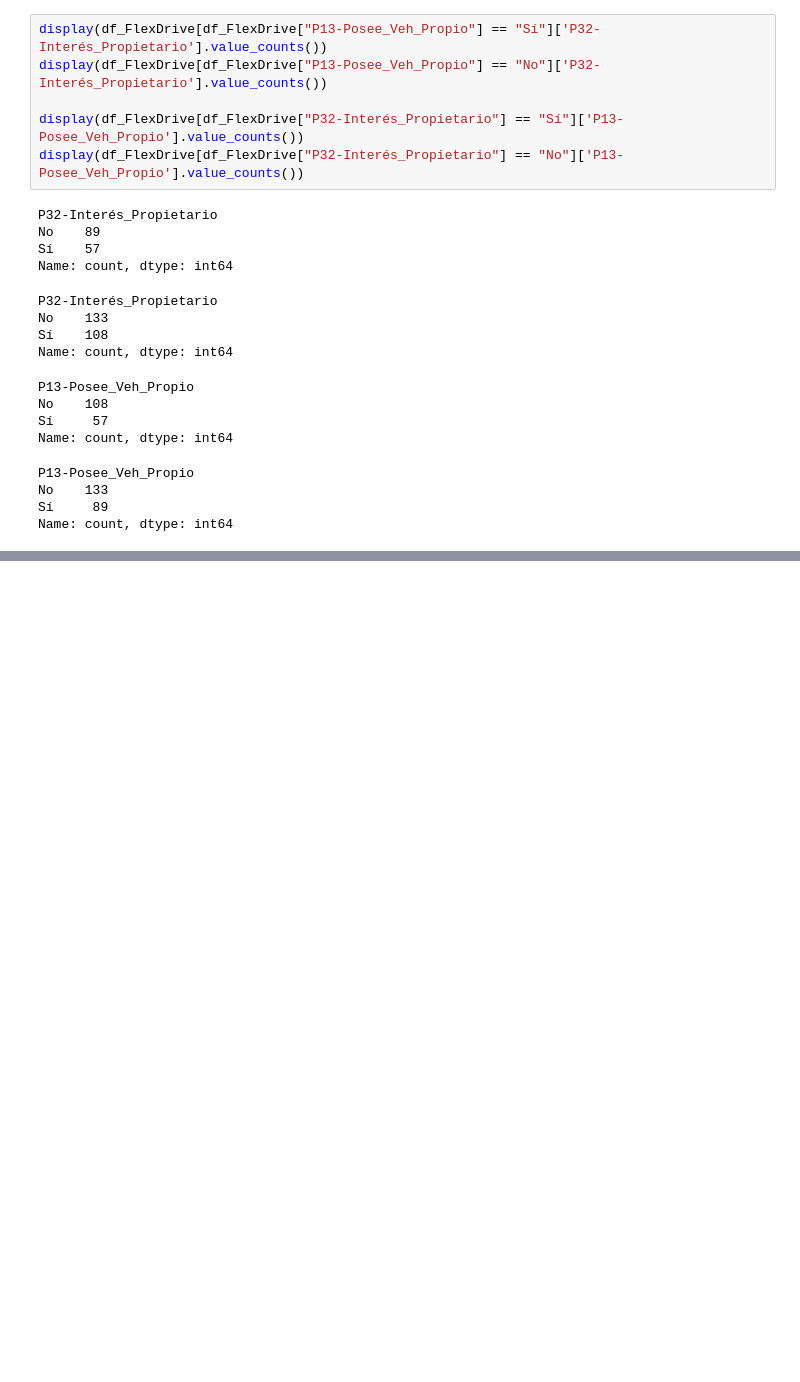
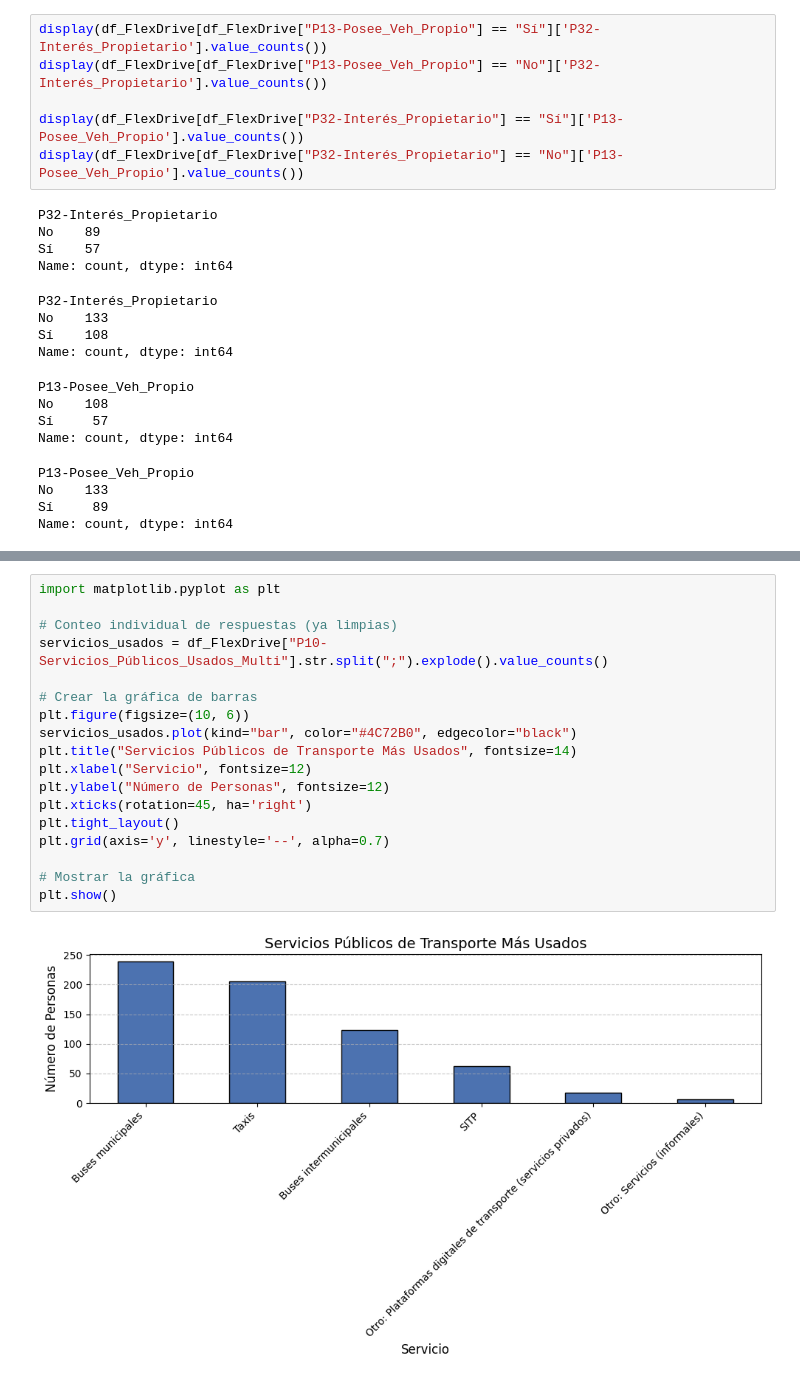
Before and after one commit to JorgeDanielRamirezNieves/Flex-Drive, a Jupyter notebook: Data-Analytics/code/Big-Data/flex-drive_analysys_figures.ipynb, the cells around one changed output, grey strips where cells are left out. Saved outputs shown, nothing was run; the diff lists cells and outputs as text; blank space fills up the shorter version.

```diff
--- a/Data-Analytics/code/Big-Data/flex-drive_analysys_figures.ipynb
+++ b/Data-Analytics/code/Big-Data/flex-drive_analysys_figures.ipynb
@@ -64,0 +85,20 @@ Name: count, dtype: int64
+# %%
+import matplotlib.pyplot as plt
+
+# Conteo individual de respuestas (ya limpias)
+servicios_usados = df_FlexDrive["P10-Servicios_Públicos_Usados_Multi"].str.split(";").explode().value_counts()
+
+# Crear la gráfica de barras
+plt.figure(figsize=(10, 6))
+servicios_usados.plot(kind="bar", color="#4C72B0", edgecolor="black")
+plt.title("Servicios Públicos de Transporte Más Usados", fontsize=14)
+plt.xlabel("Servicio", fontsize=12)
+plt.ylabel("Número de Personas", fontsize=12)
+plt.xticks(rotation=45, ha='right')
+plt.tight_layout()
+plt.grid(axis='y', linestyle='--', alpha=0.7)
+
+# Mostrar la gráfica
+plt.show()
+# %% [output]
+[figure, added]
```
Also changed, not shown: parts of 7 cells of this notebook, 1 other file.
